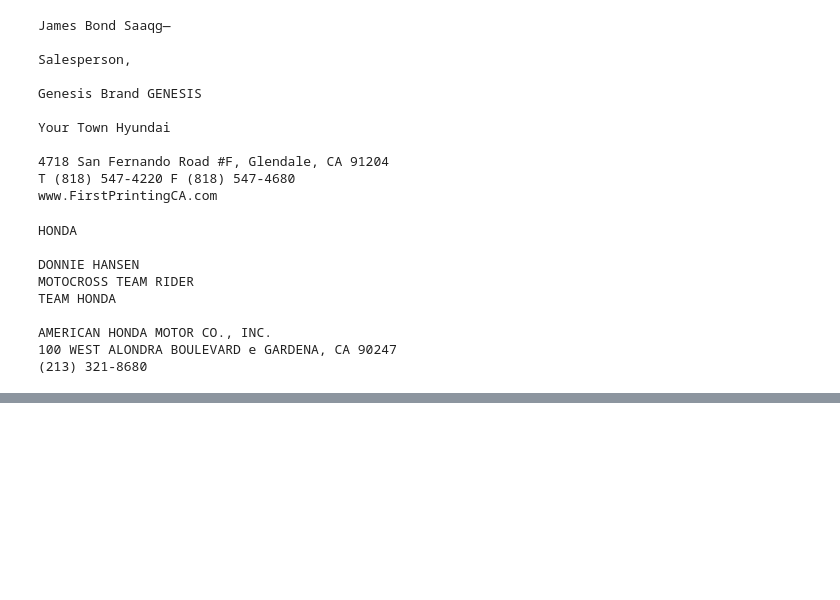
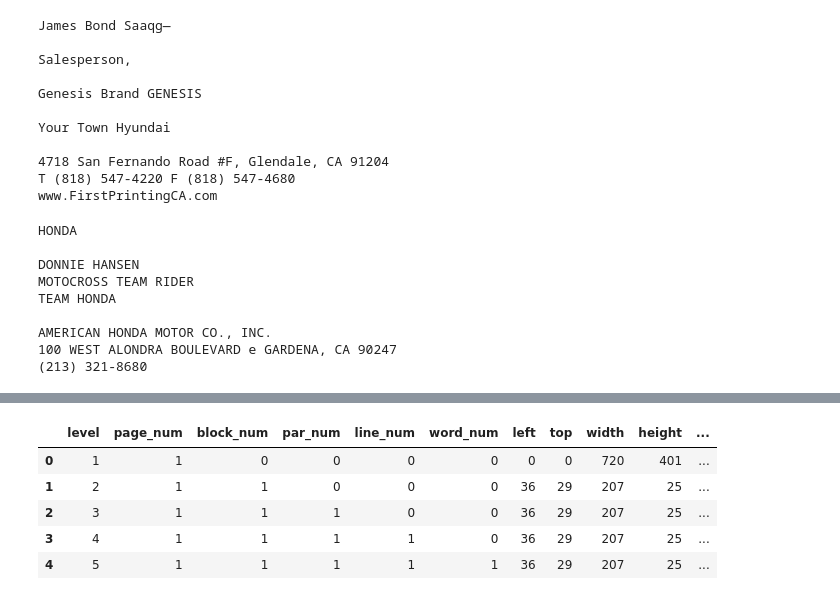
Before and after one commit to ierolsen/Business-Card-Reader-App, a Jupyter notebook: 01_PyTesseract.ipynb, the cells around one changed output, grey strips where cells are left out. Drawn from its saved outputs; the diff is of its cells as text; code cells hidden in the pictures; blank space fills up the shorter version.

Commit message:
work on data from image

```diff
--- a/01_PyTesseract.ipynb
+++ b/01_PyTesseract.ipynb
@@ -59,0 +62,2 @@ AMERICAN HONDA MOTOR CO., INC.
+# %%
+data = pytesseract.image_to_data(img_pil)
@@ -59,0 +124,2 @@ AMERICAN HONDA MOTOR CO., INC.
+# %%
+dataList = list(map(lambda x: x.split("\t"), data.split("\n")))
@@ -59,0 +146,11 @@ AMERICAN HONDA MOTOR CO., INC.
+# %%
+df = pd.DataFrame(dataList[1:], columns=dataList[0])
+
+df.head()
+# %% [output]
+|  | level | page_num | block_num | par_num | line_num | word_num | left | top | width | height | ... |
+| 0 | 1 | 1 | 0 | 0 | 0 | 0 | 0 | 0 | 720 | 401 | ... |
+| 1 | 2 | 1 | 1 | 0 | 0 | 0 | 36 | 29 | 207 | 25 | ... |
+| 2 | 3 | 1 | 1 | 1 | 0 | 0 | 36 | 29 | 207 | 25 | ... |
+| 3 | 4 | 1 | 1 | 1 | 1 | 0 | 36 | 29 | 207 | 25 | ... |
+| 4 | 5 | 1 | 1 | 1 | 1 | 1 | 36 | 29 | 207 | 25 | ... |
```
Also changed, not shown: parts of 10 cells of this notebook.
